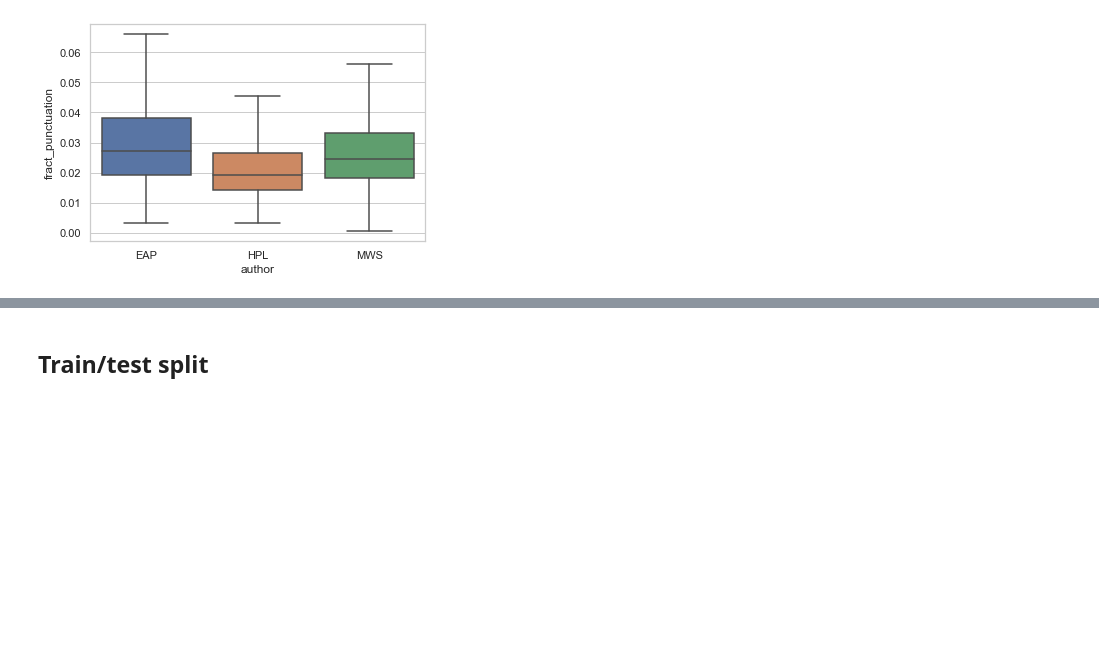
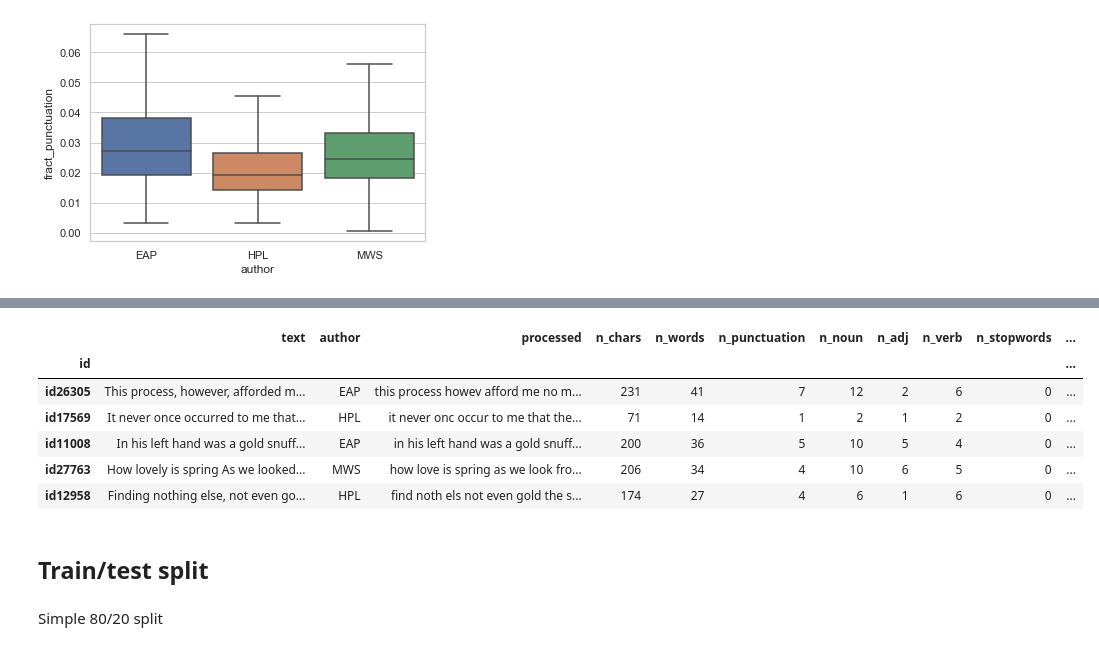
Before and after one commit to darynarr/ML_UKMA, a Jupyter notebook: project/Model.ipynb, the cells around one changed output, grey strips where cells are left out. Saved outputs shown, nothing was run; the diff lists cells and outputs as text; code cells hidden in the pictures; blank space fills up the shorter version.

```diff
--- a/project/Model.ipynb
+++ b/project/Model.ipynb
@@ -211,5 +259,17 @@ Wall time: 10.6 s
+# %%
+df.head()
+# %% [output]
+|  | text | author | processed | n_chars | n_words | n_punctuation | n_noun | n_adj | n_verb | n_stopwords | ... |
+| id |  |  |  |  |  |  |  |  |  |  | ... |
+| id26305 | This process, however, afforded m... | EAP | this process howev afford me no m... | 231 | 41 | 7 | 12 | 2 | 6 | 0 | ... |
+| id17569 | It never once occurred to me that... | HPL | it never onc occur to me that the... | 71 | 14 | 1 | 2 | 1 | 2 | 0 | ... |
+| id11008 | In his left hand was a gold snuff... | EAP | in his left hand was a gold snuff... | 200 | 36 | 5 | 10 | 5 | 4 | 0 | ... |
+| id27763 | How lovely is spring As we looked... | MWS | how love is spring as we look fro... | 206 | 34 | 4 | 10 | 6 | 5 | 0 | ... |
+| id12958 | Finding nothing else, not even go... | HPL | find noth els not even gold the s... | 174 | 27 | 4 | 6 | 1 | 6 | 0 | ... |
 # %% [markdown]
 ## Train/test split
+# %% [markdown]
+Simple 80/20 split
 # %%
 train_cols = list(df.columns[df.columns.get_loc('processed'):])
 X, y = df[train_cols].copy(), df['author'].copy()
```
Also changed, not shown: parts of 51 cells of this notebook, 8 other files.
